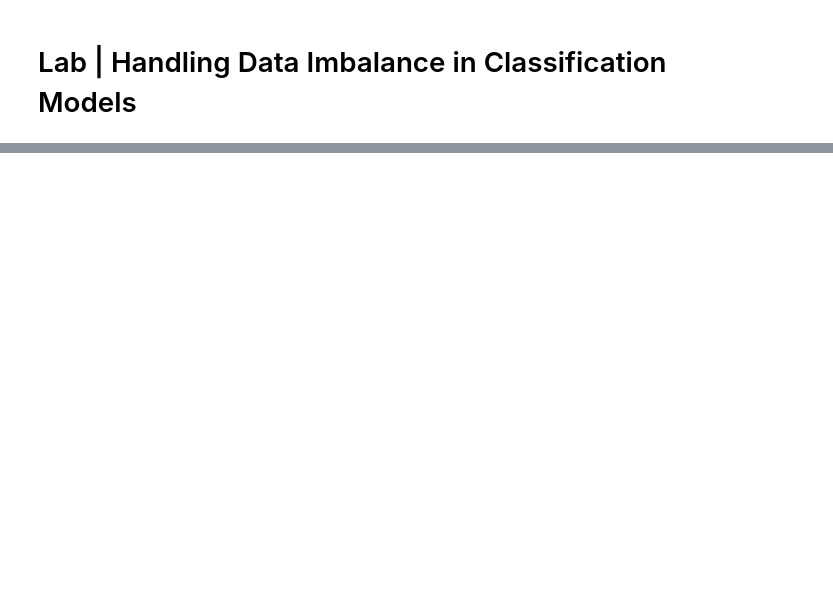
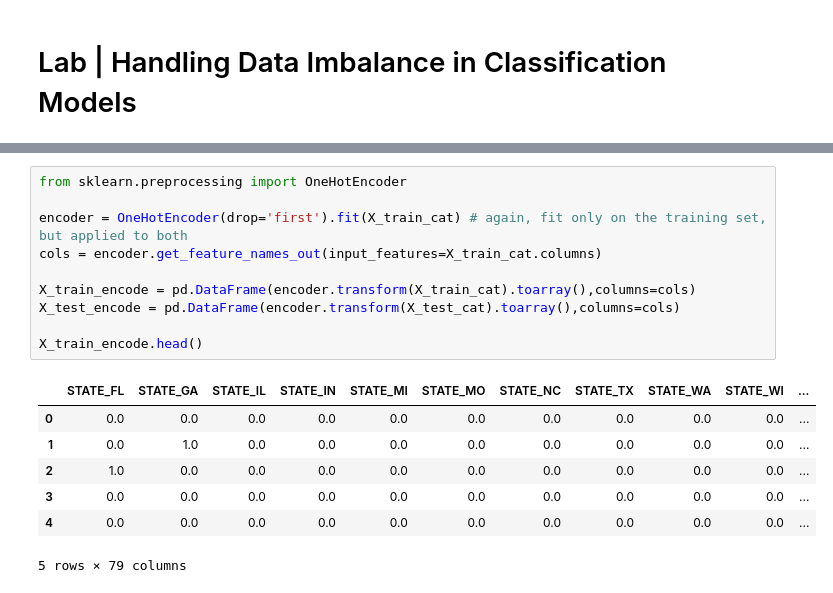
Before and after one commit to AGordon777/lab-revisiting-machine-learning, a Jupyter notebook: Handling Data Imbalance in Classification Models.ipynb, the cells around one changed output, grey strips where cells are left out. Cells and saved outputs as stored; diff of their text form; blank space fills up the shorter version.

```diff
--- a/Handling Data Imbalance in Classification Models.ipynb
+++ b/Handling Data Imbalance in Classification Models.ipynb
@@ -34,0 +173,18 @@ Each time fit the model and see how the accuracy of the model has changed.
+# %%
+from sklearn.preprocessing import OneHotEncoder
+
+encoder = OneHotEncoder(drop='first').fit(X_train_cat) # again, fit only on the training set, but applied to both
+cols = encoder.get_feature_names_out(input_features=X_train_cat.columns)
+
+X_train_encode = pd.DataFrame(encoder.transform(X_train_cat).toarray(),columns=cols)
+X_test_encode = pd.DataFrame(encoder.transform(X_test_cat).toarray(),columns=cols)
+
+X_train_encode.head()
+# %% [output]
+|  | STATE_FL | STATE_GA | STATE_IL | STATE_IN | STATE_MI | STATE_MO | STATE_NC | STATE_TX | STATE_WA | STATE_WI | ... |
+| 0 | 0.0 | 0.0 | 0.0 | 0.0 | 0.0 | 0.0 | 0.0 | 0.0 | 0.0 | 0.0 | ... |
+| 1 | 0.0 | 1.0 | 0.0 | 0.0 | 0.0 | 0.0 | 0.0 | 0.0 | 0.0 | 0.0 | ... |
+| 2 | 1.0 | 0.0 | 0.0 | 0.0 | 0.0 | 0.0 | 0.0 | 0.0 | 0.0 | 0.0 | ... |
+| 3 | 0.0 | 0.0 | 0.0 | 0.0 | 0.0 | 0.0 | 0.0 | 0.0 | 0.0 | 0.0 | ... |
+| 4 | 0.0 | 0.0 | 0.0 | 0.0 | 0.0 | 0.0 | 0.0 | 0.0 | 0.0 | 0.0 | ... |
+5 rows × 79 columns
```
Also changed, not shown: parts of 50 cells of this notebook.
